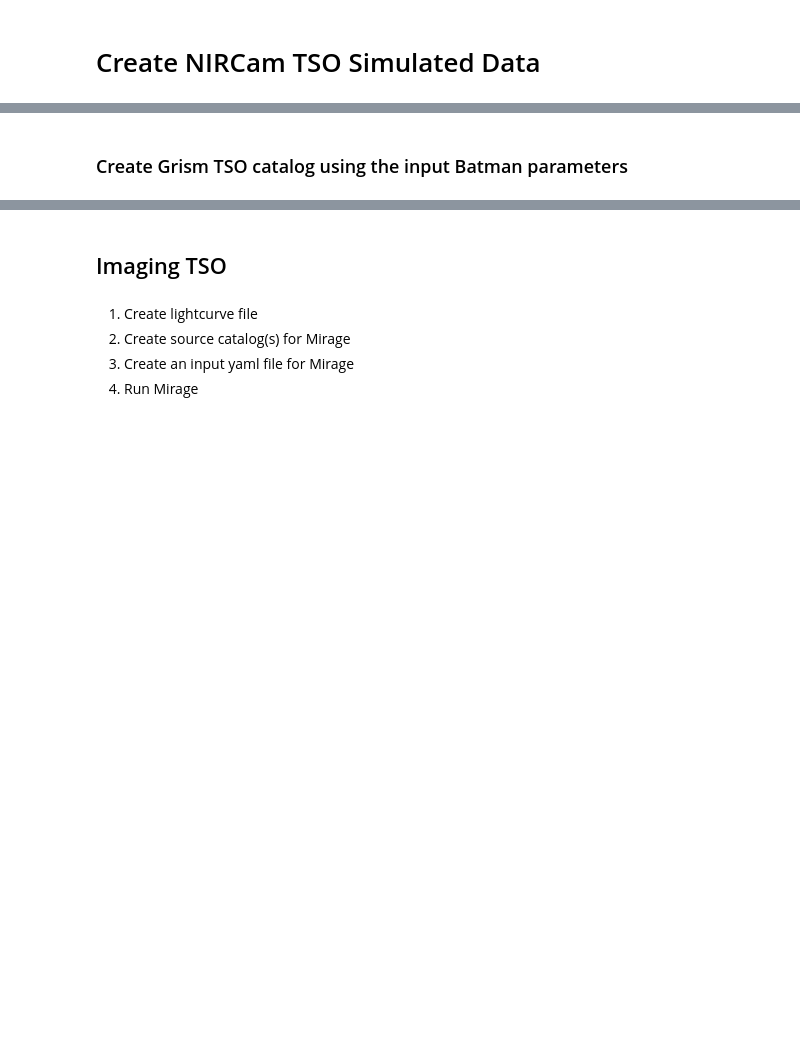
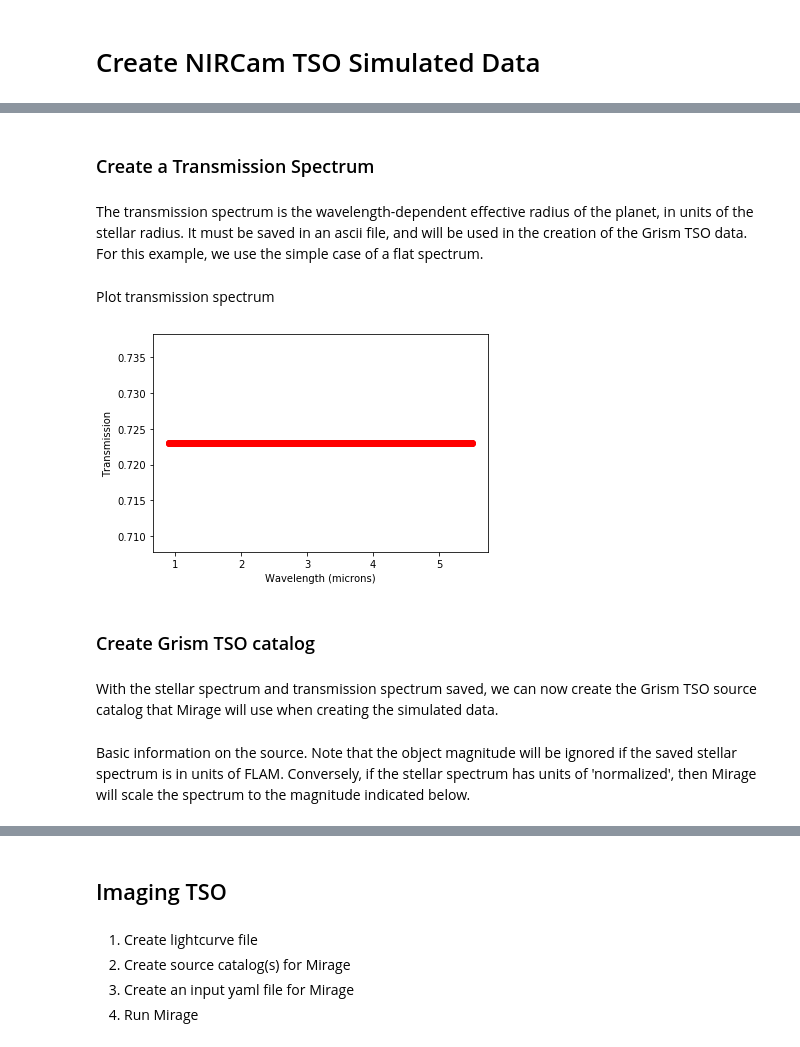
Before and after one commit to spacetelescope/mirage, a Jupyter notebook: examples/NIRCam_TSO_examples.ipynb, the cells around one changed output, grey strips where cells are left out. Cells and saved outputs as stored; diff of their text form; code cells hidden in the pictures; blank space fills up the shorter version.

```diff
--- a/examples/NIRCam_TSO_examples.ipynb
+++ b/examples/NIRCam_TSO_examples.ipynb
@@ -123,0 +142,14 @@ times = np.linspace(0, 151, 1000)  # times at which to calculate light curve
+# %%
+# In this case, we'll use parameters based on WASP-79b, but modified for a shorter exposure time
+# and a deeper eclipse, in order to save processing time and make the resulting data easier to
+# examine.
+params = batman.TransitParams()       # object to store transit parameters
+params.t0 = 280.                        # time of inferior conjunction
+params.per = 3162.24                       # orbital period
+params.rp = 0.723                       # planet radius (in units of stellar radii)
+params.a = 9.37                        # semi-major axis (in units of stellar radii)
+params.inc = 83.3                      # orbital inclination (in degrees)
+params.ecc = 0.                       # eccentricity
+params.w = 90.                        # longitude of periastron (in degrees)
+params.limb_dark = "nonlinear"        # limb darkening model
+params.u = [0.5, 0.1, 0.1, -0.1]      # limb darkening coefficients [u1, u2, u3, u4]
@@ -124,3 +160,8 @@ times = np.linspace(0, 151, 1000)  # times at which to calculate light curve
+# %% [markdown]
+<a id="transmission_spectrum"></a>
+### Create a Transmission Spectrum
+# %% [markdown]
+The transmission spectrum is the wavelength-dependent effective radius of the planet, in units of the stellar radius. It must be saved in an ascii file, and will be used in the creation of the Grism TSO data. For this example, we use the simple case of a flat spectrum.
 # %%
 waves = np.linspace(0.9, 5.5, 1000)  # microns
 trans = np.repeat(params.rp, 1000)  # R_planet / R_star
@@ -130,7 +171,20 @@ tab = Table()
 tab['Wavelength'] = waves
 tab['Transmission'] = trans
 tab.write(tran_spec_file, format='ascii', overwrite=True)
+# %% [markdown]
+Plot transmission spectrum
+# %%
+f, a = plt.subplots()
+a.scatter(waves, trans, color='red', marker='o')
+a.set_xlabel('Wavelength (microns)')
+a.set_ylabel('Transmission')
+plt.show()
+# %% [output]
+[figure, added]
 # %% [markdown]
-### Create Grism TSO catalog using the input Batman parameters
+<a id="grism_tso_catalog"></a>
+### Create Grism TSO catalog
+# %% [markdown]
+With the stellar spectrum and transmission spectrum saved, we can now create the Grism TSO source catalog that Mirage will use when creating the simulated data.
 # %%
 # Name of catalog file to hold information on the TSO source
@@ -141,0 +192,2 @@ object_mag = 14.1
+# %% [markdown]
+Basic information on the source. Note that the object magnitude will be ignored if the saved stellar spectrum is in units of FLAM. Conversely, if the stellar spectrum has units of 'normalized', then Mirage will scale the spectrum to the magnitude indicated below.
```
Also changed, not shown: parts of 165 cells of this notebook, 9 other files.
